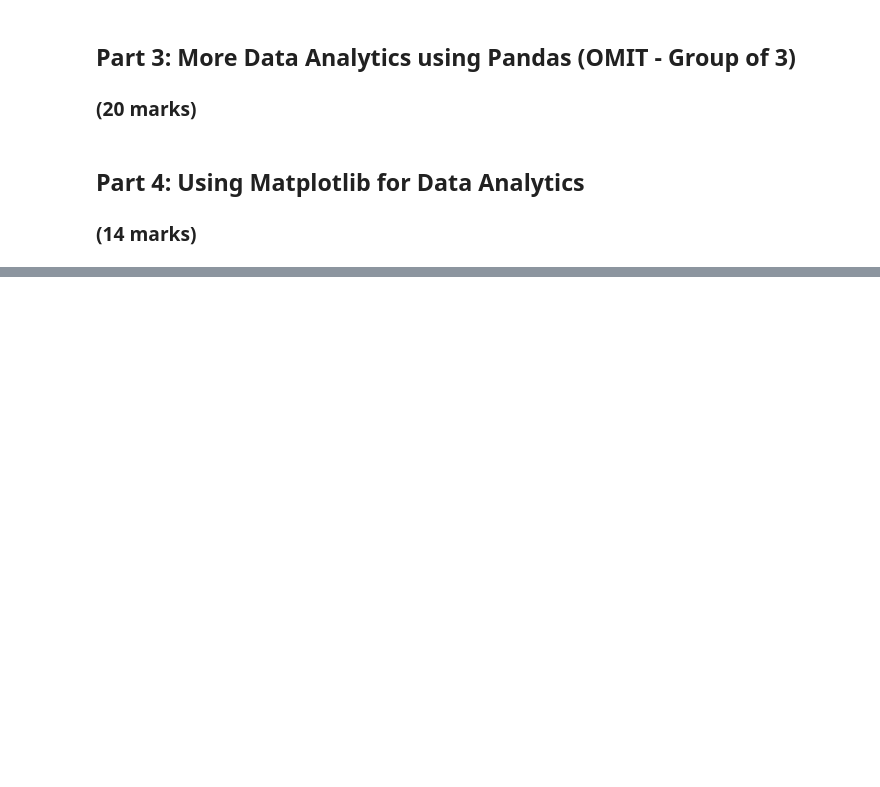
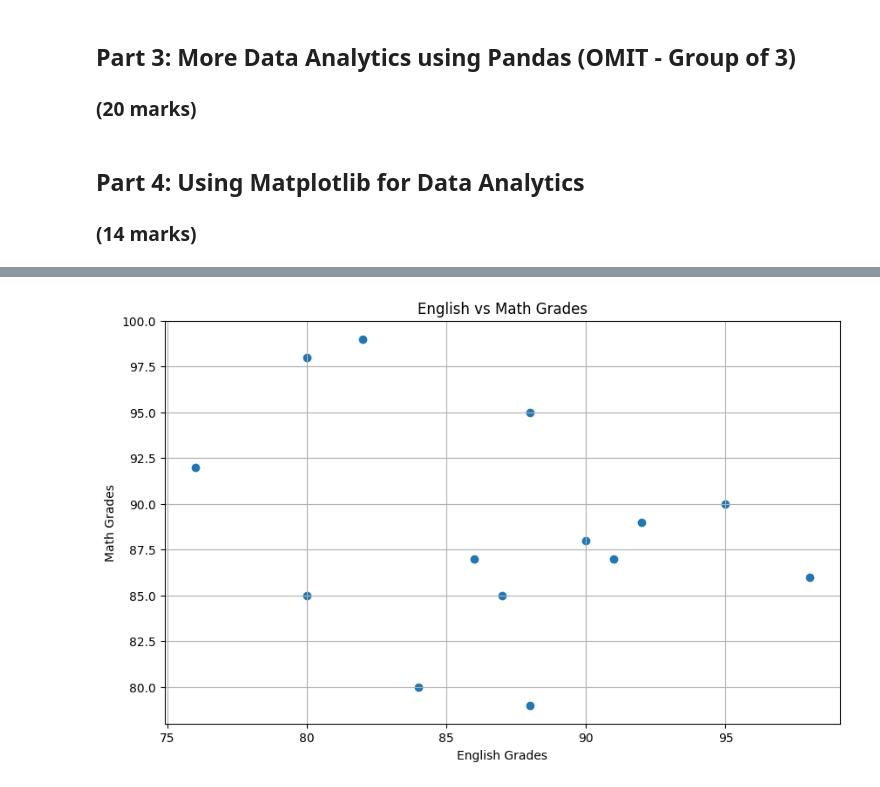
Before and after one commit to kennedyconnors/engg680_2024_fall, a Jupyter notebook: Lab_Assignment1/StudentGradeManagementSystem.ipynb, the cells around one changed output, grey strips where cells are left out. Saved outputs shown, nothing was run; the diff lists cells and outputs as text; code cells hidden in the pictures; blank space fills up the shorter version.

```diff
--- a/Lab_Assignment1/StudentGradeManagementSystem.ipynb
+++ b/Lab_Assignment1/StudentGradeManagementSystem.ipynb
@@ -320,22 +338,27 @@ plt.show()
 # %%
 # Let's also use matplotlib to display a scatter plot of English vs. Math grades
 # Scatter plots are useful for seeing the relationship between two variables
 plt.figure(figsize=(10, 6))
 
 # Step 1: Use .scatter(x_data, y_data) to create a scatter plot using the English grades on the x-axis, and Math grades on the y-axis
 # (2 mark)
-#
-
+#Creating a Scatter plot
+plt.scatter(df_studentGrades['englishGrade'], df_studentGrades['mathGrade'])
 # Step 1: Properly label the x and y axes as well as the title of your plot.
 # (3 marks)
-#
+#Creating labels and title of the plot
+plt.xlabel('English Grades')
+plt.ylabel('Math Grades')
+plt.title('English vs Math Grades')
 plt.grid(True)
 
 # Step 2: Output an image file for the scatter plot with a descriptive file name
 # (1 mark)
-#
-
+#Output image
+plt.savefig('grades_scatter_plot.png')
 plt.show()
+# %% [output]
+[figure, added]
 # %%
 # From the scatter plot, is there a relationship between the Math and English grades?
 # (1 mark)
```
Also changed, not shown: parts of 5 cells of this notebook.
